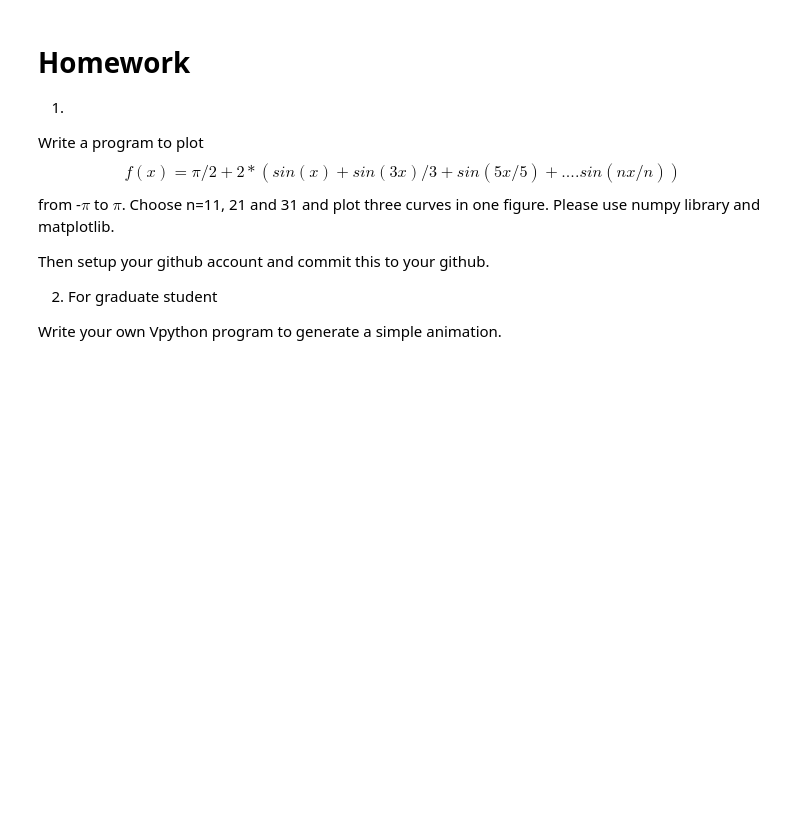
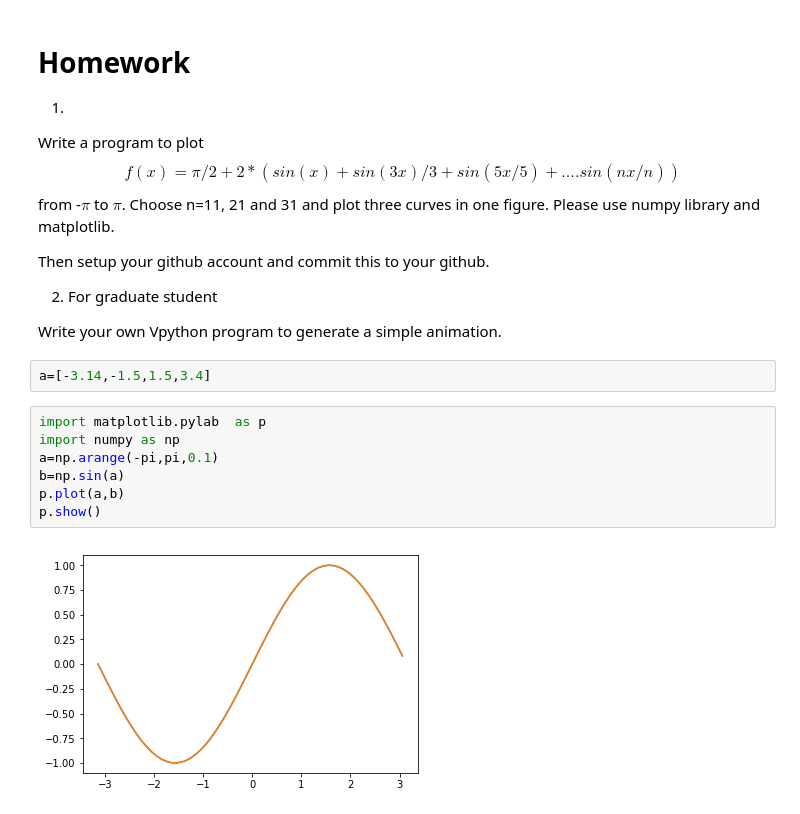
Before and after one commit to sayred1/computational-physics-class-404-604-Spring-2019, a Jupyter notebook: Lect1.ipynb, the cells around one changed output. Saved outputs shown, nothing was run; the diff lists cells and outputs as text; blank space fills up the shorter version.

```diff
--- a/Lect1.ipynb
+++ b/Lect1.ipynb
@@ -434,3 +549,14 @@ Then setup your github account and commit this to your github.
 2) For graduate student
 
 Write your own Vpython program to generate a simple animation.
+# %%
+a=[-3.14,-1.5,1.5,3.4]
+# %%
+import matplotlib.pylab  as p
+import numpy as np
+a=np.arange(-pi,pi,0.1)
+b=np.sin(a)
+p.plot(a,b)
+p.show()
+# %% [output]
+[figure, added]
```
Also changed, not shown: parts of 18 cells of this notebook.
